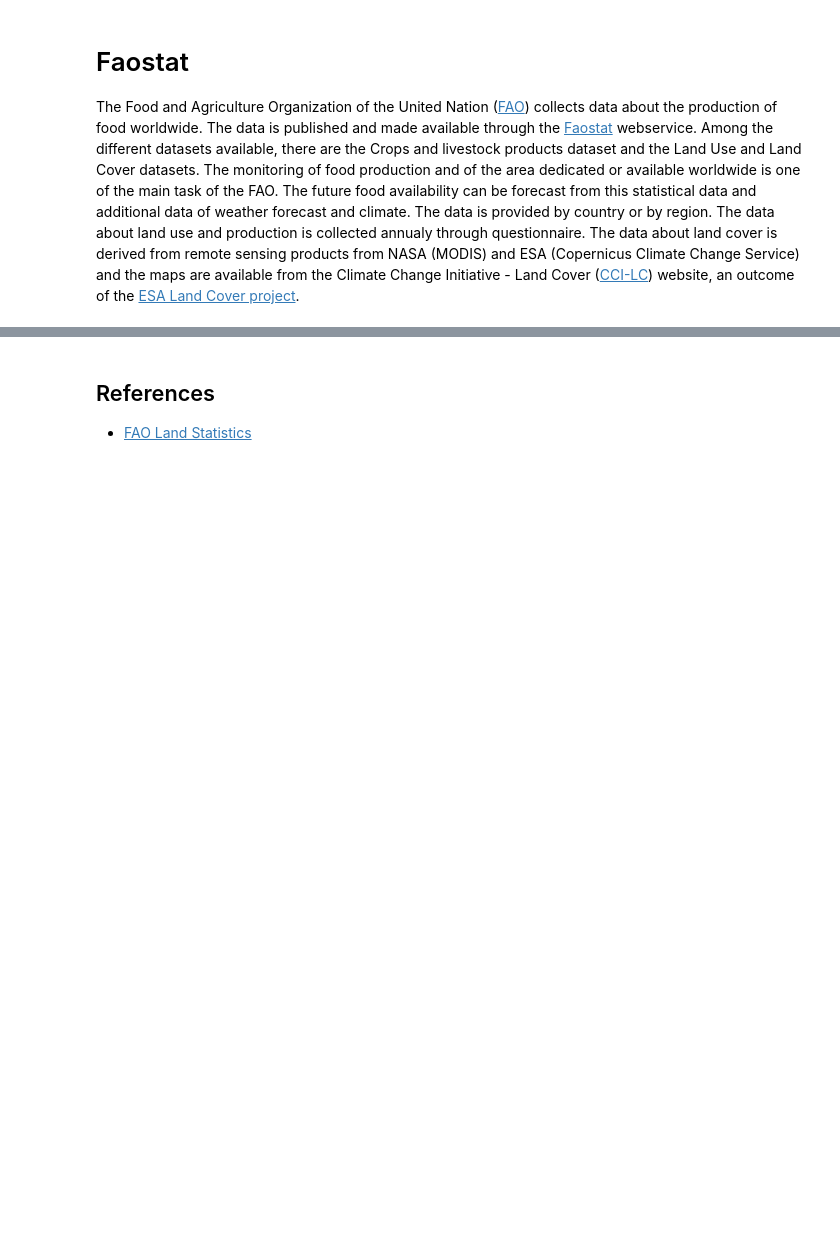
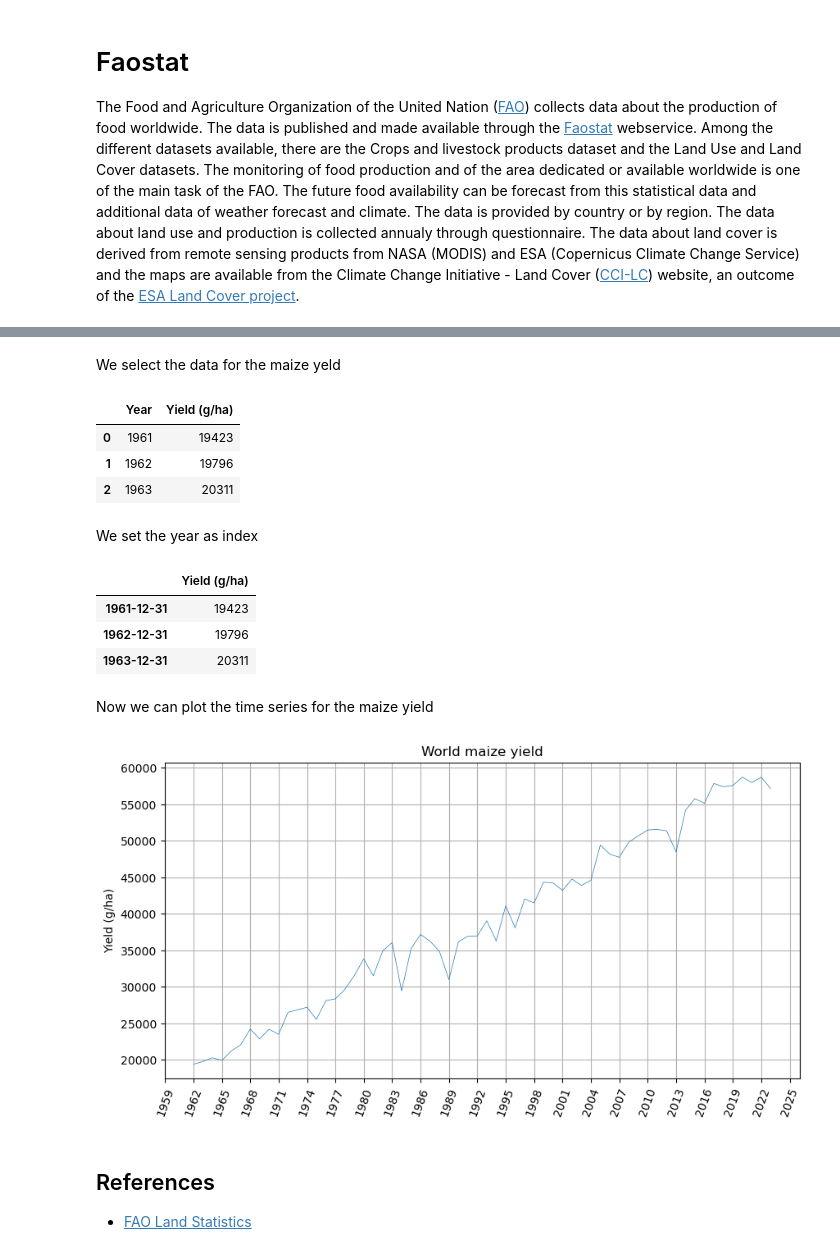
Before and after one commit to luigiselmi/climate, a Jupyter notebook: iia/faostat.ipynb, the cells around one changed output, grey strips where cells are left out. Drawn from its saved outputs; the diff is of its cells as text; code cells hidden in the pictures; blank space fills up the shorter version.

Commit message:
world maize yield visualization

```diff
--- a/iia/faostat.ipynb
+++ b/iia/faostat.ipynb
@@ -3,0 +31,4 @@ The Food and Agriculture Organization of the United Nation ([FAO](https://www.fa
+# %%
+path_fao_dataset = 'data/fao/FAOSTAT_maize_millet_world_yeld.csv'
+maize_millet_yeld_tmp_df = pd.read_csv(path_fao_dataset)
+maize_millet_yeld_tmp_df.head(3)
@@ -4,3 +40,41 @@ The Food and Agriculture Organization of the United Nation ([FAO](https://www.fa
+# %% [markdown]
+We select the data for the maize yeld
+# %%
+maize_yeld_df = maize_millet_yeld_tmp_df[maize_millet_yeld_tmp_df['Item']=='Maize (corn)'][['Year', 'Value']]
+maize_yeld_df.rename(columns={'Value':'Yield (g/ha)'}, inplace=True)
+maize_yeld_df.head(3)
+# %% [output]
+|  | Year | Yield (g/ha) |
+| 0 | 1961 | 19423 |
+| 1 | 1962 | 19796 |
+| 2 | 1963 | 20311 |
+# %% [markdown]
+We set the year as index
+# %%
+year_index = pd.date_range('1961', '2023', freq='Y')
+maize_yeld_df.set_index(year_index, inplace=True)
+maize_yeld_df.drop('Year', axis=1, inplace=True)
+maize_yeld_df.head(3)
+# %% [output]
+|  | Yield (g/ha) |
+| 1961-12-31 | 19423 |
+| 1962-12-31 | 19796 |
+| 1963-12-31 | 20311 |
+# %% [markdown]
+Now we can plot the time series for the maize yield
+# %%
+fig, ax = plt.subplots(figsize=(10,5))
+ax.grid(True)
+ax.set_title('World maize yield')
+ax.set_ylabel('Yield (g/ha)')
+ax.set_xticks(maize_yeld_df.index)
+ax.set_xticklabels(maize_yeld_df.index, rotation=70)
+ax.xaxis.set_major_locator(dates.YearLocator(3))
+ax.xaxis.set_major_formatter(mdates.DateFormatter('%Y'))
+plt_maize = ax.plot(maize_yeld_df, linewidth=0.5)
+#plt.legend(loc='upper left')
+# %% [output]
+[figure, added]
 # %% [markdown]
 ## References
 * [FAO Land Statistics](https://www.fao.org/3/cb2860en/cb2860en.pdf)
```
Also changed, not shown: parts of 3 cells of this notebook, 1 other file.
